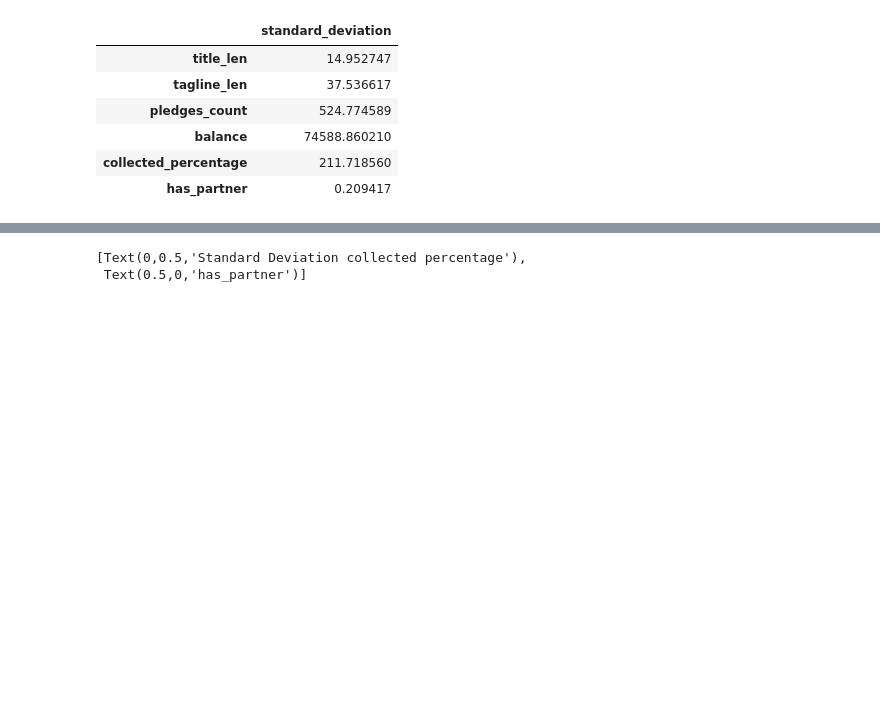
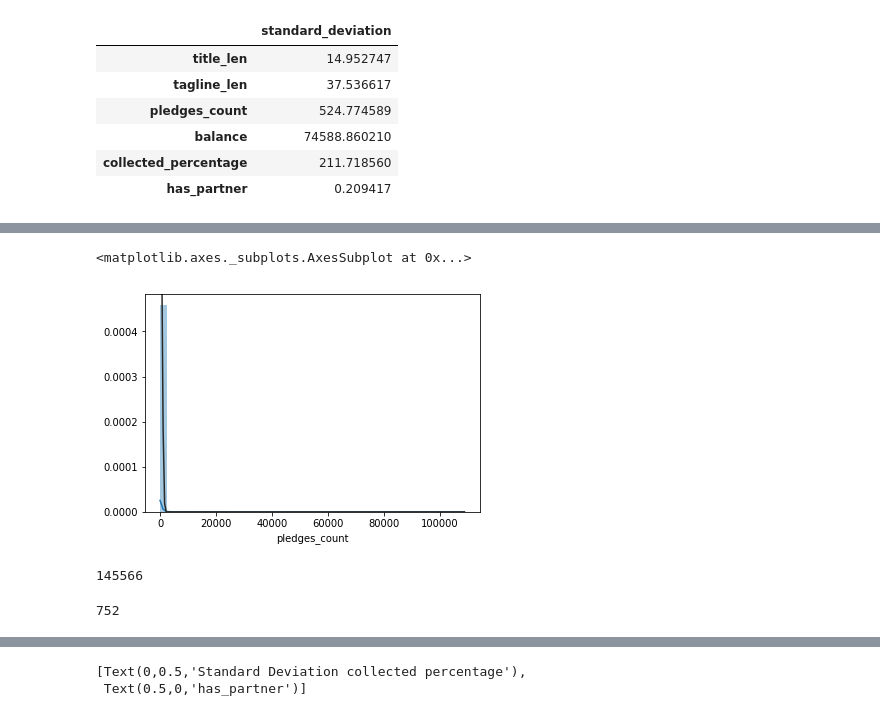
Before and after one commit to bonheml/indiegogo_or_indienono, a Jupyter notebook: dispersion-std_dev.ipynb, the cells around one changed output, grey strips where cells are left out. Saved outputs shown, nothing was run; the diff lists cells and outputs as text; code cells hidden in the pictures; blank space fills up the shorter version.

```diff
--- a/dispersion-std_dev.ipynb
+++ b/dispersion-std_dev.ipynb
@@ -18,0 +30,13 @@ indiegogo.std(axis=0).to_frame(name="standard_deviation")
+# %%
+sns.distplot(indiegogo.pledges_count, fit=norm)
+# %% [output]
+<matplotlib.axes._subplots.AxesSubplot at 0x...>
+[figure, added]
+# %%
+indiegogo[indiegogo.pledges_count <= 1000].count().title_len
+# %% [output]
+145566
+# %%
+indiegogo[indiegogo.pledges_count > 1000].count().title_len
+# %% [output]
+752
```
Also changed, not shown: parts of 13 cells of this notebook.
